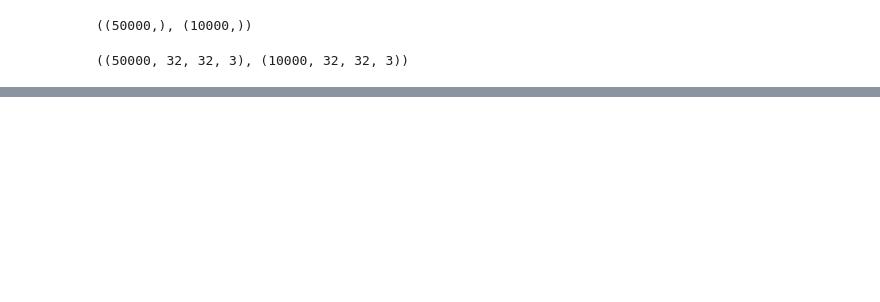
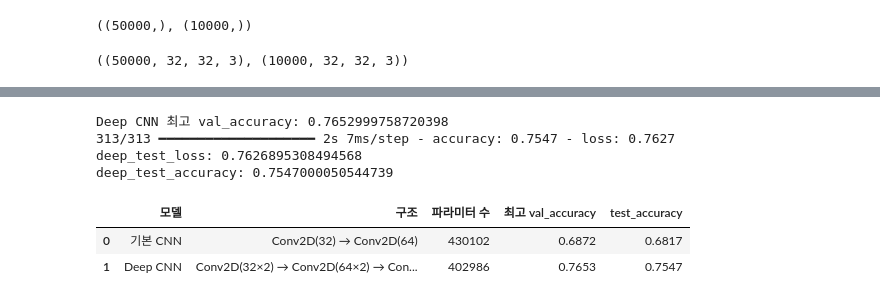
Before and after one commit to narxkim/python-assignment, a Jupyter notebook: 03_Deep_Learning/260608_mission/challenge_cifar10.ipynb, the cells around one changed output, grey strips where cells are left out. Drawn from its saved outputs; the diff is of its cells as text; code cells hidden in the pictures; blank space fills up the shorter version.

Commit message:
Add deeper CNN model and performance comparison

```diff
--- a/03_Deep_Learning/260608_mission/challenge_cifar10.ipynb
+++ b/03_Deep_Learning/260608_mission/challenge_cifar10.ipynb
@@ -151,5 +149,5 @@ WARNING:tensorflow:TensorFlow GPU support is not available on native Windows for
 # %%
-checkpoint = keras.callbacks.ModelCheckpoint('chellange-best-model.keras', save_best_only=True)
+checkpoint = keras.callbacks.ModelCheckpoint('challenge-best-model.keras', save_best_only=True)
 early_stopping = keras.callbacks.EarlyStopping(patience=2, restore_best_weights=True)
 # %%
 history = model.fit(train_scaled, y_train, epochs=20,
@@ -187,0 +243,14 @@ test_accuracy: 0.7050999999046326
+# %%
+checkpoint = keras.callbacks.ModelCheckpoint(
+    "deep-challenge-best-model.keras", save_best_only=True
+)
+
+early_stopping = keras.callbacks.EarlyStopping(patience=2, restore_best_weights=True)
+# %%
+history_deep = deep_model.fit(
+    train_scaled,
+    y_train,
+    epochs=20,
+    validation_split=0.2,
+    callbacks=[checkpoint, early_stopping],
+)
@@ -187,0 +278,36 @@ test_accuracy: 0.7050999999046326
+# %%
+print("Deep CNN 최고 val_accuracy:", max(history_deep.history["val_accuracy"]))
+
+deep_test_loss, deep_test_acc = deep_model.evaluate(test_scaled, y_test)
+
+print("deep_test_loss:", deep_test_loss)
+print("deep_test_accuracy:", deep_test_acc)
+# %% [output]
+Deep CNN 최고 val_accuracy: 0.7652999758720398
+313/313 ━━━━━━━━━━━━━━━━━━━━ 2s 7ms/step - accuracy: 0.7547 - loss: 0.7627
+deep_test_loss: 0.7626895308494568
+deep_test_accuracy: 0.7547000050544739
+# %%
+import pandas as pd
+
+result_df = pd.DataFrame(
+    {
+        "모델": ["기본 CNN", "Deep CNN"],
+        "구조": [
+            "Conv2D(32) → Conv2D(64)",
+            "Conv2D(32×2) → Conv2D(64×2) → Conv2D(128)",
+        ],
+        "파라미터 수": [model.count_params(), deep_model.count_params()],
+        "최고 val_accuracy": [
+            round(max(history.history["val_accuracy"]), 4),
+            round(max(history_deep.history["val_accuracy"]), 4),
+        ],
+        "test_accuracy": [round(test_acc, 4), round(deep_test_acc, 4)],
+    }
+)
+
+result_df
+# %% [output]
+|  | 모델 | 구조 | 파라미터 수 | 최고 val_accuracy | test_accuracy |
+| 0 | 기본 CNN | Conv2D(32) → Conv2D(64) | 430102 | 0.6872 | 0.6817 |
+| 1 | Deep CNN | Conv2D(32×2) → Conv2D(64×2) → Con... | 402986 | 0.7653 | 0.7547 |
```
Also changed, not shown: parts of 10 cells of this notebook.
